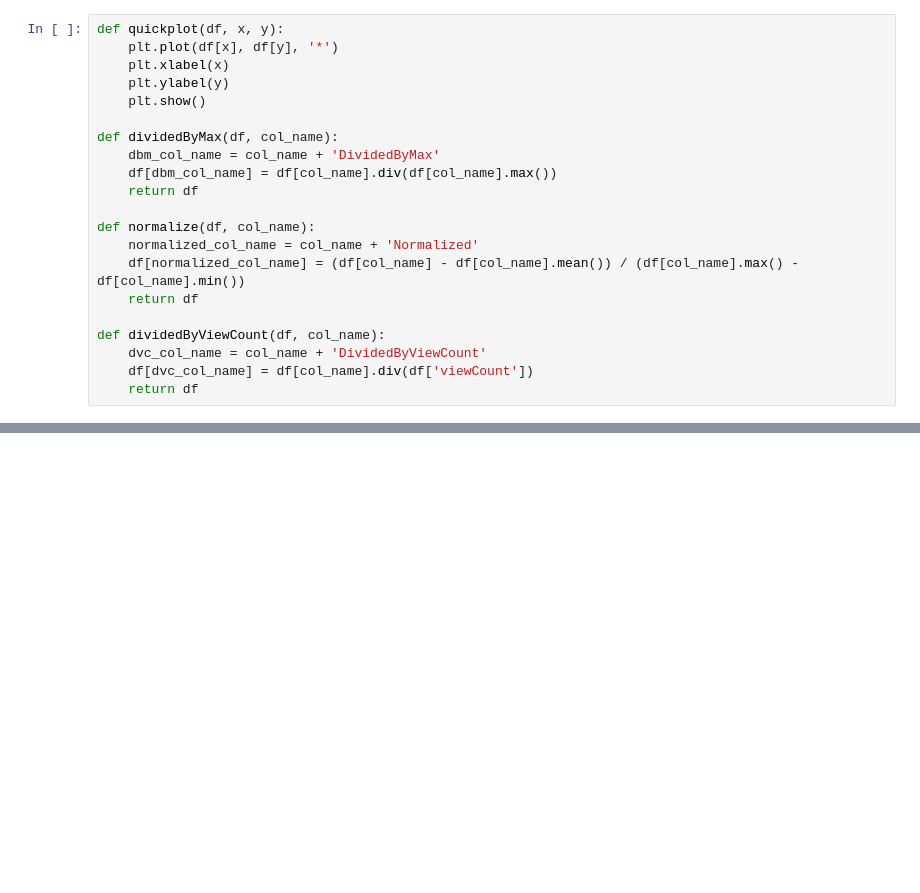
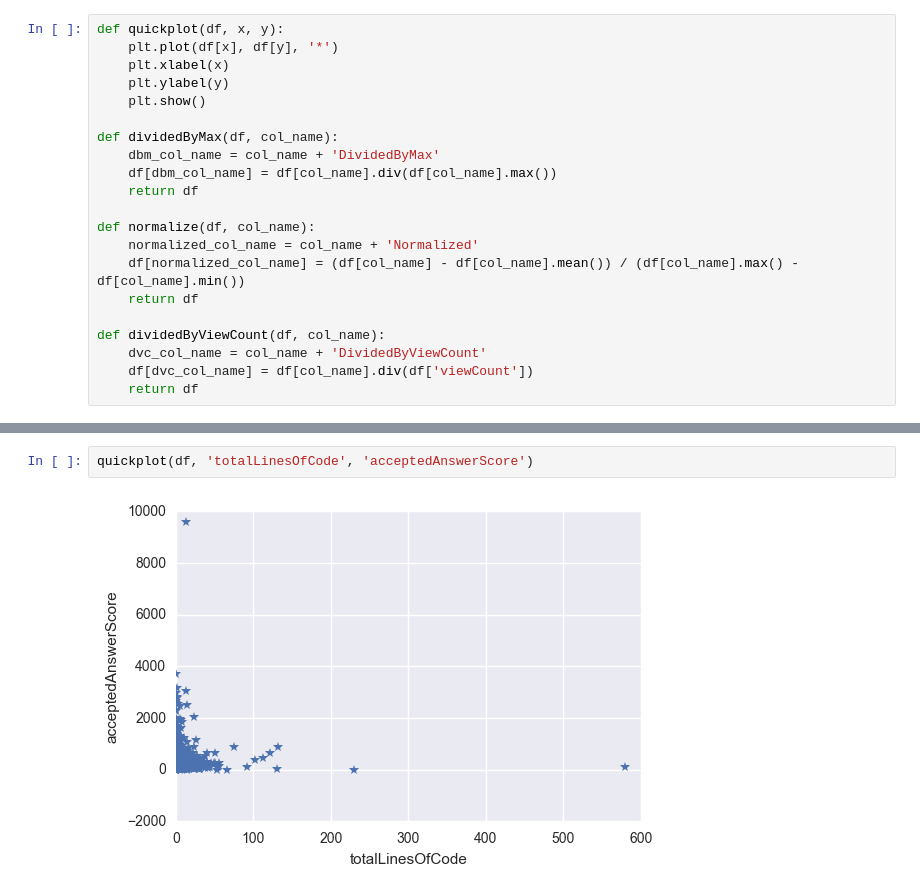
Before and after one commit to gotjennie/stackoverflowquestionanalysis, a Jupyter notebook: W7.ipynb, the cells around one changed output, grey strips where cells are left out. Saved outputs shown, nothing was run; the diff lists cells and outputs as text; blank space fills up the shorter version.

```diff
--- a/W7.ipynb
+++ b/W7.ipynb
@@ -72,0 +73,4 @@ quickplot(df, 'totalLinesOfCode', 'acceptedAnswerScoreDividedByViewCount')
+# %%
+quickplot(df, 'totalLinesOfCode', 'acceptedAnswerScore')
+# %% [output]
+[figure, added]
```
Also changed, not shown: parts of 8 cells of this notebook, 42 other files.
